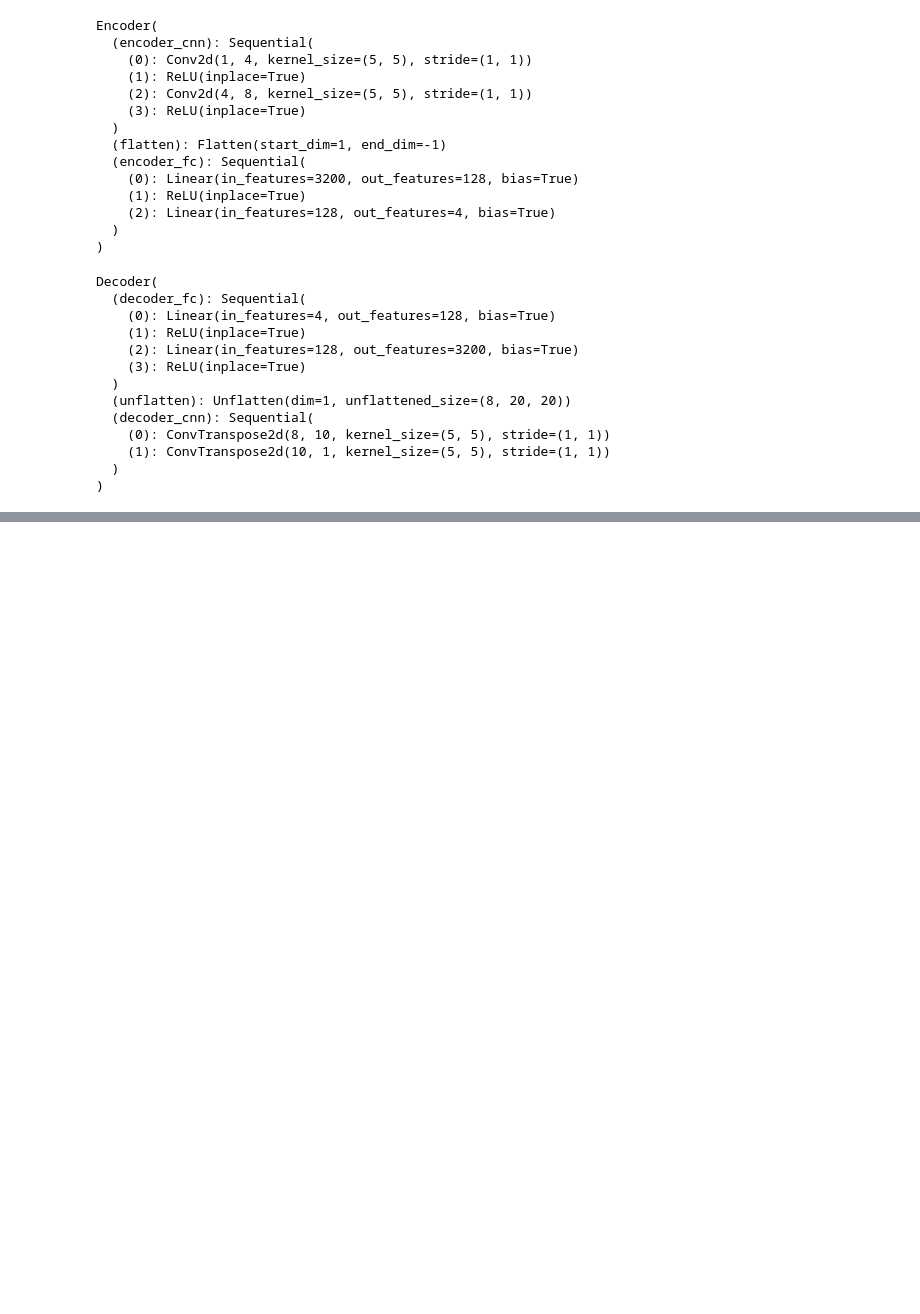
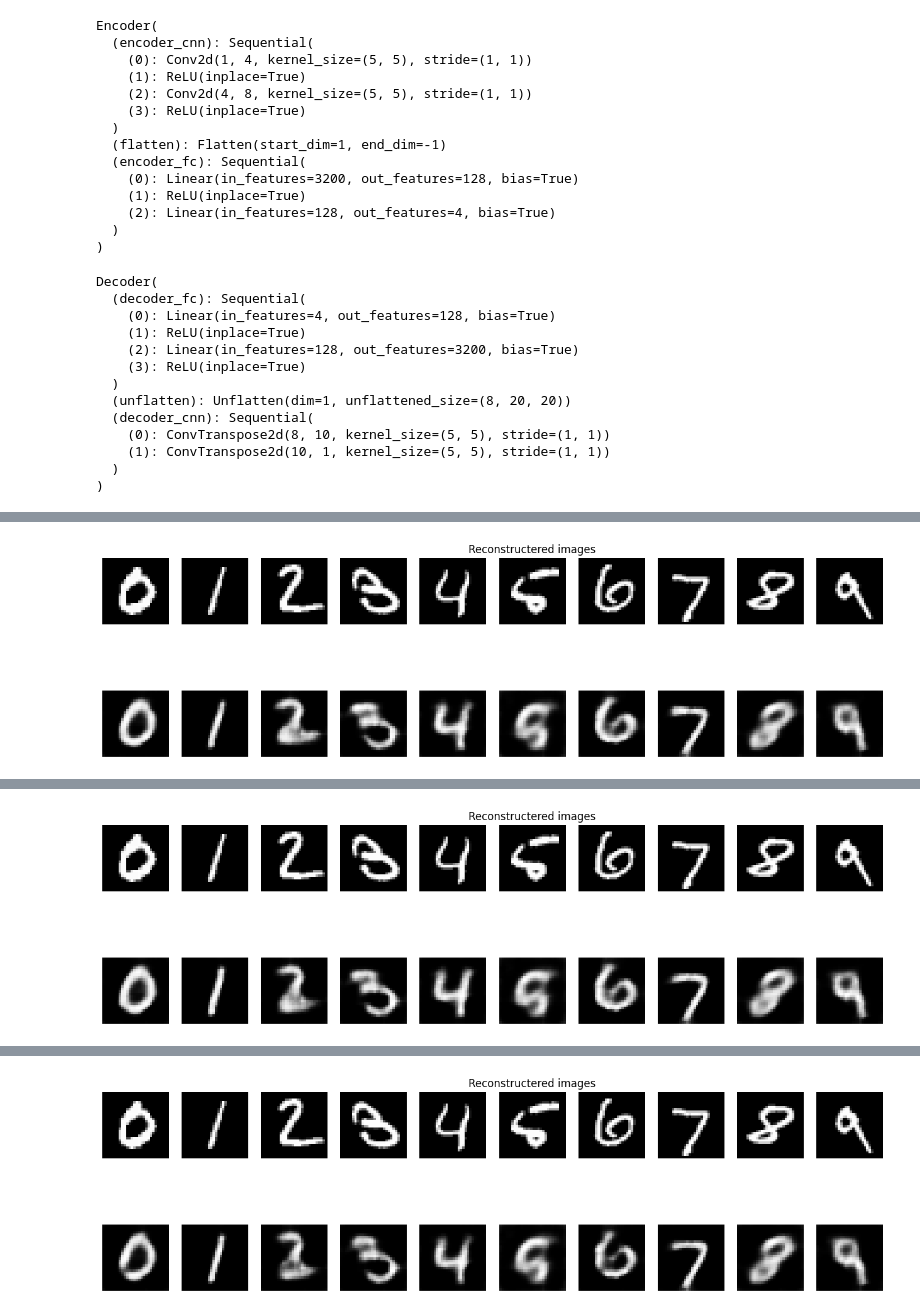
Before and after one commit to Zhigadlo/NeuronNetworksLabs-sem6, a Jupyter notebook: lectures/AE_pytorch.ipynb, the cells around one changed output, grey strips where cells are left out. Drawn from its saved outputs; the diff is of its cells as text; code cells hidden in the pictures; blank space fills up the shorter version.

Commit message:
encoder - final part

```diff
--- a/lectures/AE_pytorch.ipynb
+++ b/lectures/AE_pytorch.ipynb
@@ -167,10 +147,12 @@ def train_epoch(encoder, decoder, device, dataloader, loss_fn, optimizer):
         encoder_data = encoder(image_batch)
         decoder_data = decoder(encoder_data)
         loss = loss_fn(decoder_data, image_batch)
+        print("Batch loss {}".format(loss.data))
         optimizer.zero_grad()
         loss.backward()
         optimizer.step()
         train_loss.append(loss.detach().cpu().numpy())
+    return np.mean(train_loss)
 # %%
 def test_epoch(encoder, decoder, device, dataloader, loss_fn):
     encoder.eval()
@@ -190,3 +172,37 @@ def test_epoch(encoder, decoder, device, dataloader, loss_fn):
         val_loss = loss_fn(conc_out, conc_label)
 
     return val_loss.data
+# %%
+def plot_ae(encoder, decoder, n = 10):
+    plt.figure(figsize = (16, 5))
+    targets = test_dataset.targets.numpy()
+    t_indx = {i : np.where(targets == i)[0][0] for i in range(n)}
+    for i in range(n):
+        ax1 = plt.subplot(2, n, i + 1)
+        img = test_dataset[t_indx[i]][0].unsqueeze(0).to(device)
+        encoder.eval()
+        decoder.eval()
+        with torch.no_grad():
+            rec_img = decoder(encoder(img))
+        plt.imshow(img.cpu().squeeze().numpy(), cmap = 'gray')
+        ax1.axis(False)
+        if i == n // 2 :
+            ax1.set_title("Original images")
+
+        ax2 = plt.subplot(2, n, i + 1 + n)
+        plt.imshow(rec_img.cpu().squeeze().numpy(), cmap = 'gray')
+        ax2.axis(False)
+        if i == n // 2:
+            ax1.set_title("Reconstructered images")
+    plt.show()
+# %%
+epochs = 3
+tlt_loss = { 'train_loss': [], 'val_loss': []}
+for i in range(epochs):
+    train_loss = train_epoch(encoder, decoder, device, train_loader, loss_fn, optim)
+    val_loss = test_epoch(encoder, decoder, device, test_loader, loss_fn)
+    tlt_loss['train_loss'].append(train_loss)
+    tlt_loss['val_loss'].append(val_loss)
+    print("Epoch {0} train loss = {1} val loss = {2}".format(i+1, train_loss, val_loss))
+    plot_ae(encoder, decoder, n = 10)
+# %% [output]
@@ -192,0 +210 @@ def test_epoch(encoder, decoder, device, dataloader, loss_fn):
+[figure, added]
@@ -192,0 +212 @@ def test_epoch(encoder, decoder, device, dataloader, loss_fn):
+[figure, added]
@@ -192,0 +214 @@ def test_epoch(encoder, decoder, device, dataloader, loss_fn):
+[figure, added]
```
Also changed, not shown: parts of 4 cells of this notebook.
